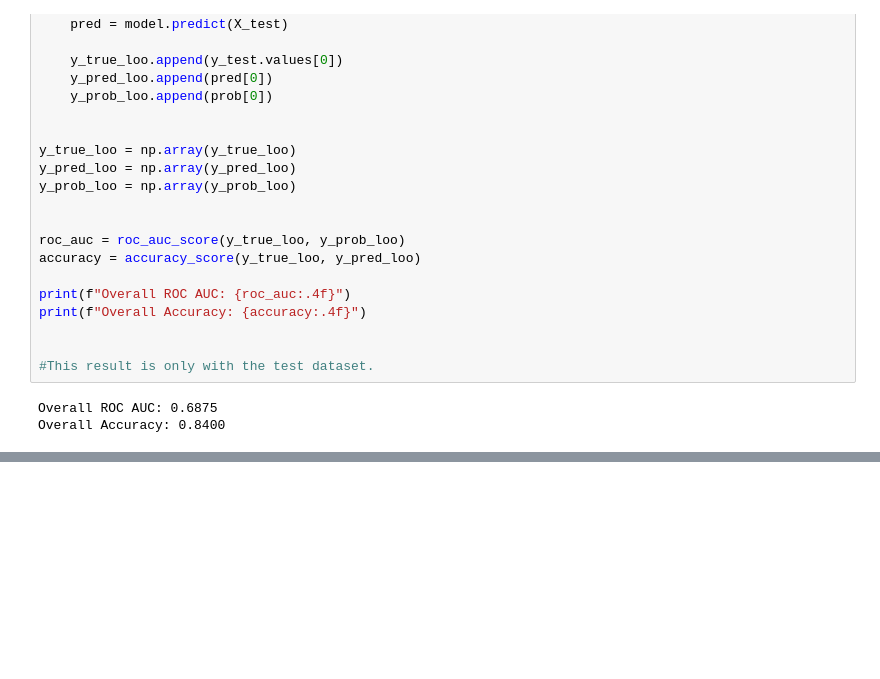
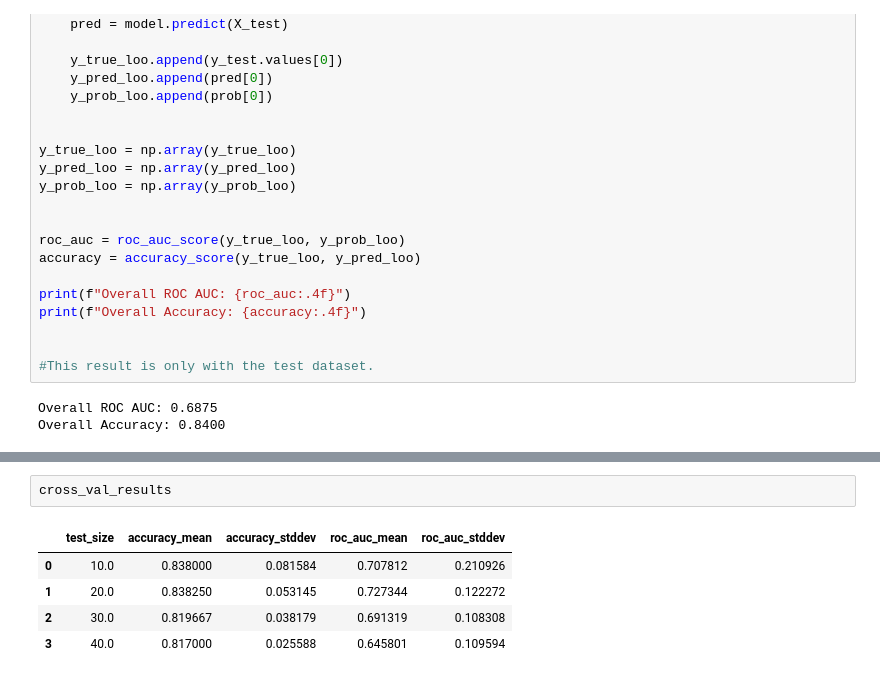
Before and after one commit to juanvargas7/ML, a Jupyter notebook: p3/p3_notebook_classifiers.ipynb, the cells around one changed output, grey strips where cells are left out. Cells and saved outputs as stored; diff of their text form; blank space fills up the shorter version.

```diff
--- a/p3/p3_notebook_classifiers.ipynb
+++ b/p3/p3_notebook_classifiers.ipynb
@@ -362,0 +500,8 @@ Overall Accuracy: 0.8400
+# %%
+cross_val_results
+# %% [output]
+|  | test_size | accuracy_mean | accuracy_stddev | roc_auc_mean | roc_auc_stddev |
+| 0 | 10.0 | 0.838000 | 0.081584 | 0.707812 | 0.210926 |
+| 1 | 20.0 | 0.838250 | 0.053145 | 0.727344 | 0.122272 |
+| 2 | 30.0 | 0.819667 | 0.038179 | 0.691319 | 0.108308 |
+| 3 | 40.0 | 0.817000 | 0.025588 | 0.645801 | 0.109594 |
```
Also changed, not shown: parts of 15 cells of this notebook.
